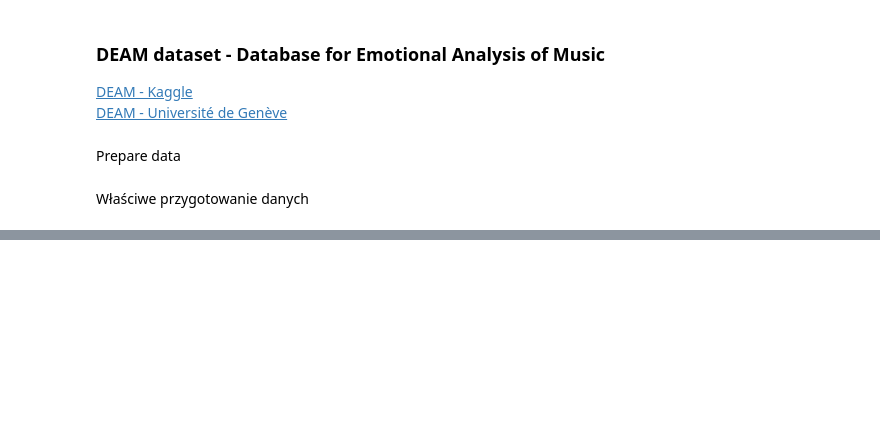
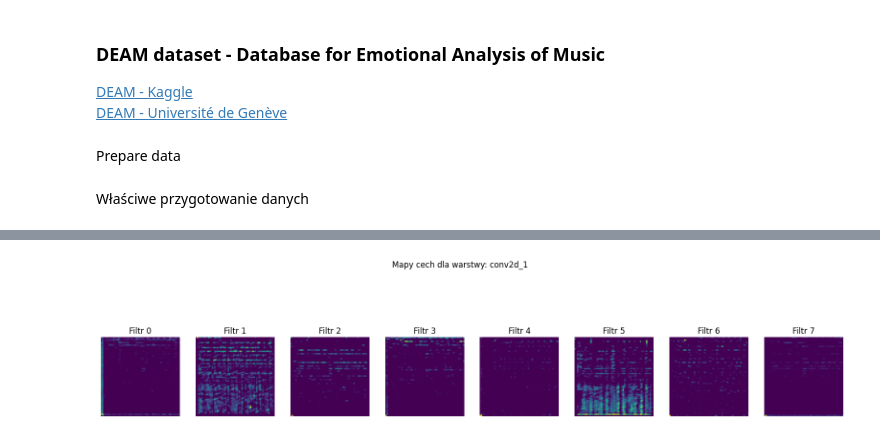
Before and after one commit to mist-ann/MER_project, a Jupyter notebook: notebooks/main.ipynb, the cells around one changed output, grey strips where cells are left out. Saved outputs shown, nothing was run; the diff lists cells and outputs as text; code cells hidden in the pictures; blank space fills up the shorter version.

```diff
--- a/notebooks/main.ipynb
+++ b/notebooks/main.ipynb
@@ -111,0 +345,3 @@ model_CNN.fit(
+# %%
+visualize_feature_maps(model_CNN._model, valid_generator[0][0][0], layer_name="conv2d_1")
+# %% [output]
@@ -111,0 +349 @@ model_CNN.fit(
+[figure, added]
```
Also changed, not shown: parts of 15 cells of this notebook, 4 other files.
